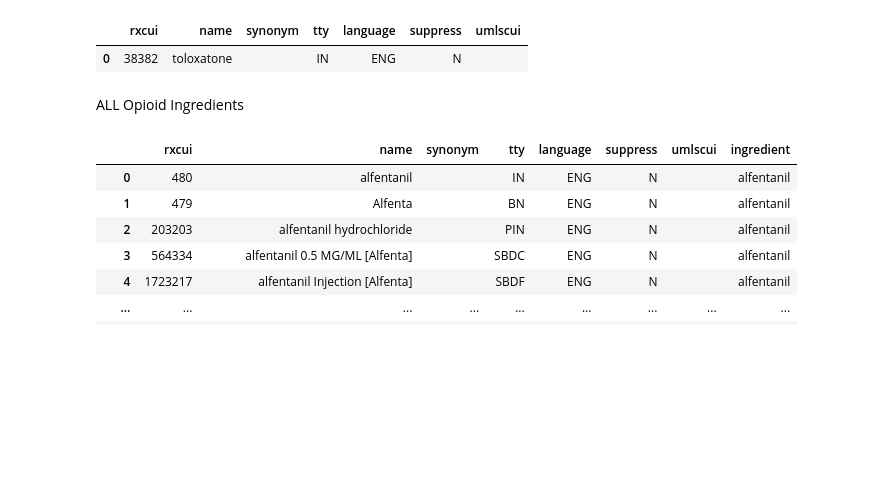
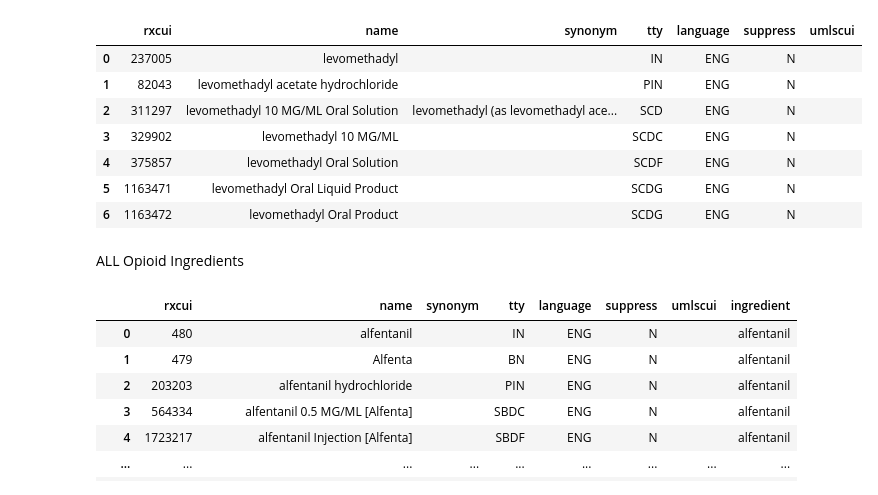
Before and after one commit to danielhmendoza01/Automatic_Code_Sets, a Jupyter notebook: Opioid/Opioid_Query.ipynb, the cells around one changed output. Drawn from its saved outputs; the diff is of its cells as text; code cells hidden in the pictures; blank space fills up the shorter version.

```diff
--- a/Opioid/Opioid_Query.ipynb
+++ b/Opioid/Opioid_Query.ipynb
@@ -38,10 +38,16 @@ def query_drug(name_of_drug):
             row += 1
     return df
 # %%
-query_drug("38382")
+query_drug("237005")
 # %% [output]
 |  | rxcui | name | synonym | tty | language | suppress | umlscui |
-| 0 | 38382 | toloxatone |  | IN | ENG | N |  |
+| 0 | 237005 | levomethadyl |  | IN | ENG | N |  |
+| 1 | 82043 | levomethadyl acetate hydrochloride |  | PIN | ENG | N |  |
+| 2 | 311297 | levomethadyl 10 MG/ML Oral Solution | levomethadyl (as levomethadyl ace... | SCD | ENG | N |  |
+| 3 | 329902 | levomethadyl 10 MG/ML |  | SCDC | ENG | N |  |
+| 4 | 375857 | levomethadyl Oral Solution |  | SCDF | ENG | N |  |
+| 5 | 1163471 | levomethadyl Oral Liquid Product |  | SCDG | ENG | N |  |
+| 6 | 1163472 | levomethadyl Oral Product |  | SCDG | ENG | N |  |
 # %% [markdown]
 ALL Opioid Ingredients
 # %%
```
Also changed, not shown: parts of 1 cell of this notebook, 7 other files.
